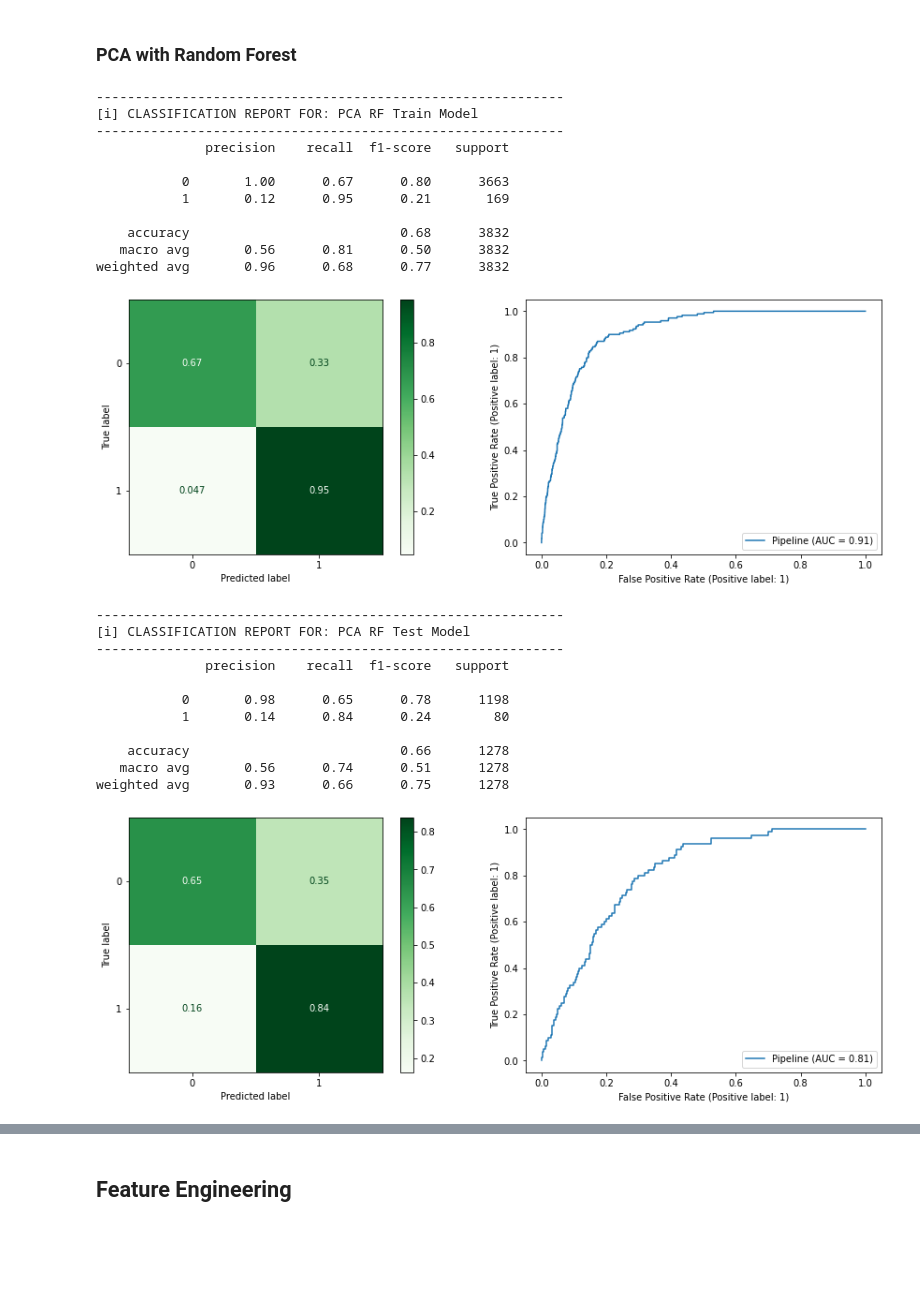
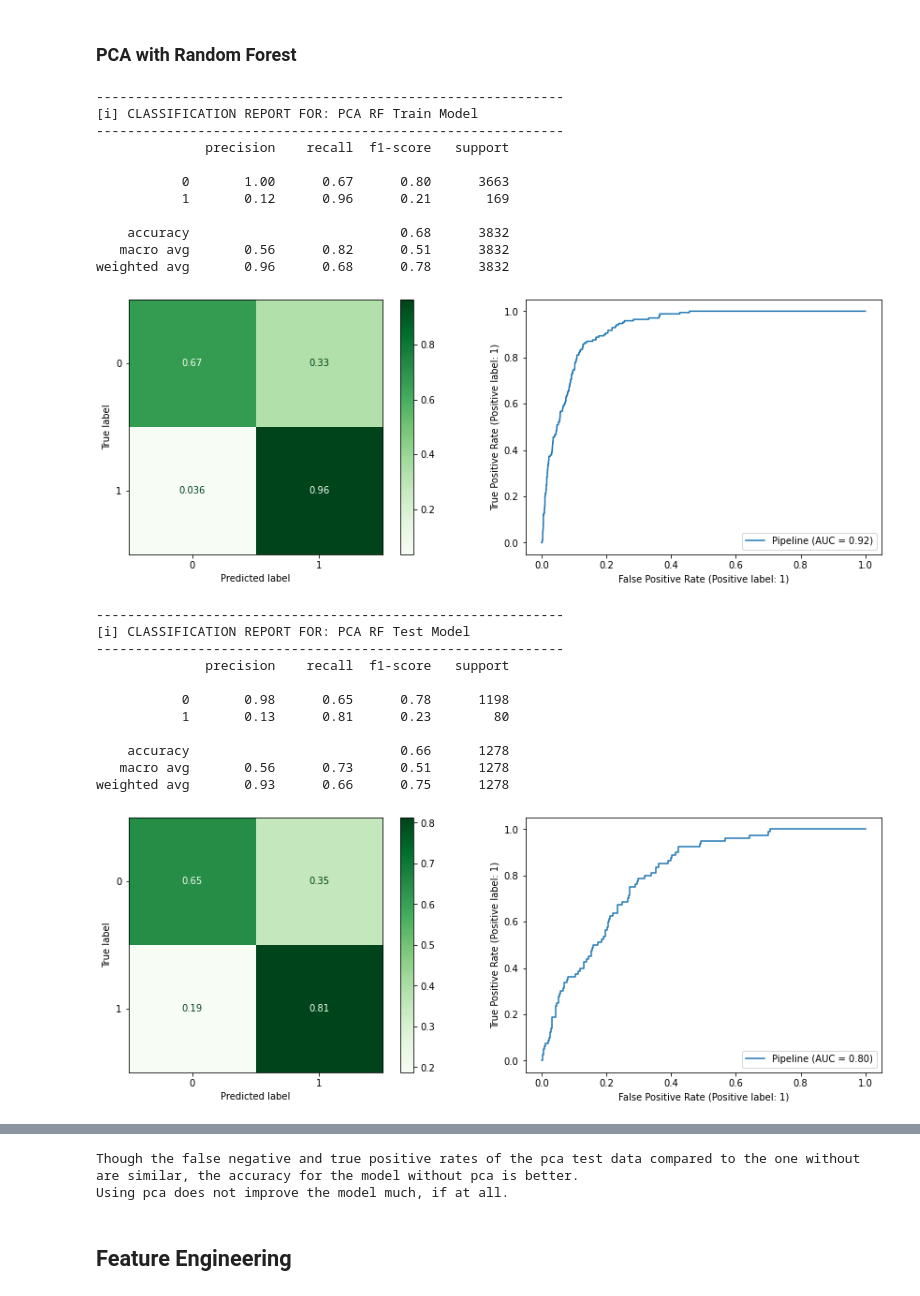
Before and after one commit to Gracey701/Stroke-Project, a Jupyter notebook: Stroke_Project.ipynb, the cells around one changed output, grey strips where cells are left out. Saved outputs shown, nothing was run; the diff lists cells and outputs as text; code cells hidden in the pictures; blank space fills up the shorter version.

```diff
--- a/Stroke_Project.ipynb
+++ b/Stroke_Project.ipynb
@@ -1159,3 +1146,8 @@ The false negatives has decreased to 0.17 and true positives increased to 0.82 w
 #### Best KNN Model:
 
 The best KNN Model of n_neighbors = 10, leaf_size = 1, and undersampling gave the best results in this scenario with a low false negative rate and high true positive rate. (KNeighborsClassifier(n_neighbors = 10, leaf_size = 1) with undersampler)
+# %%
+best_knn_sampler = RandomUnderSampler(random_state=42)
+best_knn = KNeighborsClassifier(n_neighbors = 10, leaf_size = 1)
+best_knn_pipe = make_sampler_pipeline(preprocessor, best_knn_sampler, best_knn)
+best_knn_pipe.fit(X_train, y_train)
@@ -1370,0 +1399,10 @@ We can reduce max_depth to decrease variance, avoiding overfitting.
+# %%
+#Using the undersampler rf pipe, use gridsearch for best max_depth
+under_param = {'randomforestclassifier__max_depth': range(1,7)}
+under_pipe_gs = GridSearchCV(rf_under_pipe, under_param)
+
+under_pipe_gs.fit(X_train, y_train)
+print('Best rf Parameters:')
+print(under_pipe_gs.best_params_)
+best_rf_pipe = under_pipe_gs.best_estimator_
+print(f'Accuracy of best KNN model is: {best_rf_pipe.score(X_test, y_test)}')
@@ -1371,11 +1413,11 @@ We can reduce max_depth to decrease variance, avoiding overfitting.
 # %%
 rf_under_sampler = RandomUnderSampler(random_state=42)
-under_rf = RandomForestClassifier(max_depth = 5, n_estimators=50, random_state = 42)
+under_rf = RandomForestClassifier(max_depth = 6, n_estimators=50, random_state = 42)
 rf_under_pipe = make_sampler_pipeline(preprocessor, rf_under_sampler, under_rf)
 rf_under_pipe.fit(X_train, y_train)
 evaluate_classification(rf_under_pipe, X_train, y_train, 'Undersampling Train Random Forest')
 evaluate_classification(rf_under_pipe, X_test, y_test, 'Undersampling Test Random Forest')
-print('Using max_depth of 5 seems to have lowered the false negatives to 0.15 and increased the true positive rate to 0.85. \nThese values are much closer to that of the training data meaning we have alleviated the overfitting problem.')
+print('Using max_depth of 6 seems to have lowered the test false negatives to 0.19 and increased the train false negatives to 0.089. \nThese values are much closer to each other than the previous model, meaning we have alleviated the overfitting problem.')
 # %% [output]
 ------------------------------------------------------------
 [i] CLASSIFICATION REPORT FOR: Undersampling Train Random Forest
@@ -1409,0 +1452,5 @@ Further tuning the Random Forest model with undersampling decreased the false ne
+# %%
+best_rf_sampler = RandomUnderSampler(random_state=42)
+best_rf = RandomForestClassifier(max_depth = 6, n_estimators=50, random_state = 42)
+best_rf_pipe = make_sampler_pipeline(preprocessor, best_rf_sampler, best_rf)
+best_rf_pipe.fit(X_train, y_train)
@@ -1455,34 +1531,35 @@ When compared to the KNN model without pca, however, it does not show better res
 ### PCA with Random Forest
 # %%
 best_rf_sampler = RandomUnderSampler(random_state = 42)
-best_rf = RandomForestClassifier(max_depth = 5, n_estimators=50, random_state = 42)
+best_rf = RandomForestClassifier(max_depth = 6, n_estimators=50, random_state = 42)
 pca_rf_pipe = make_sampler_pipeline(preprocessor, best_rf_sampler, pca, best_rf)
 pca_rf_pipe.fit(X_train, y_train)
 evaluate_classification(pca_rf_pipe, X_train, y_train, 'PCA RF Train Model')
 evaluate_classification(pca_rf_pipe, X_test, y_test, 'PCA RF Test Model')
-print('Though the false negative and true positive rates of the pca test data compared to the one without are similar, the accuracy for the model without pca is better. \nUsing pca does not improve the model much, if at all.')
+evaluate_classification(best_rf_pipe, X_test, y_test, 'No PCA RF Test Model')
+print('Though the false negative and true positive rates of the pca test data compared to the one without are similar, the accuracy for the model without pca is better with a rate of 0.7. \nUsing pca does not improve the model much, if at all.')
 # %% [output]
 ------------------------------------------------------------
 [i] CLASSIFICATION REPORT FOR: PCA RF Train Model
 ------------------------------------------------------------
               precision    recall  f1-score   support
 
            0       1.00      0.67      0.80      3663
-           1       0.12      0.95      0.21       169
+           1       0.12      0.96      0.21       169
 
     accuracy                           0.68      3832
-   macro avg       0.56      0.81      0.50      3832
-weighted avg       0.96      0.68      0.77      3832
+   macro avg       0.56      0.82      0.51      3832
+weighted avg       0.96      0.68      0.78      3832
-[figure, old version]
+[figure, new version]
 ------------------------------------------------------------
 [i] CLASSIFICATION REPORT FOR: PCA RF Test Model
 ------------------------------------------------------------
               precision    recall  f1-score   support
 
            0       0.98      0.65      0.78      1198
-           1       0.14      0.84      0.24        80
+           1       0.13      0.81      0.23        80
 
     accuracy                           0.66      1278
-   macro avg       0.56      0.74      0.51      1278
+   macro avg       0.56      0.73      0.51      1278
 weighted avg       0.93      0.66      0.75      1278
-[figure, old version]
+[figure, new version]
@@ -1491,3 +1578,5 @@ Using pca does not improve the model much, if at all.
+Though the false negative and true positive rates of the pca test data compared to the one without are similar, the accuracy for the model without pca is better.
+Using pca does not improve the model much, if at all.
 # %% [markdown]
 ## Feature Engineering
 # %%
```
Also changed, not shown: parts of 15 cells of this notebook.
